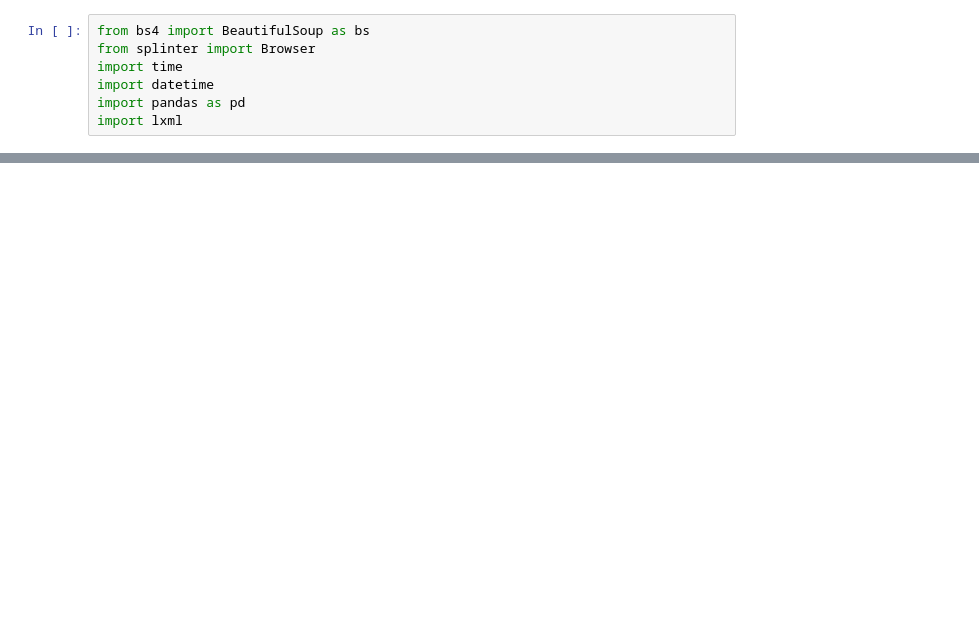
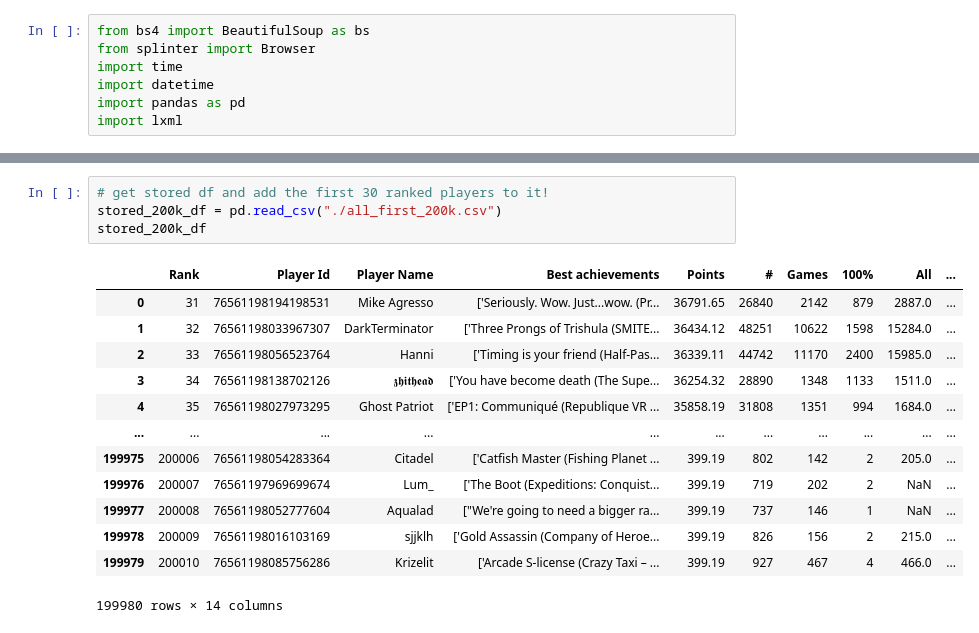
Before and after one commit to Gendo90/Achievement-Stats-Scraper, a Jupyter notebook: Leaderboard Scraper.ipynb, the cells around one changed output, grey strips where cells are left out. Cells and saved outputs as stored; diff of their text form; blank space fills up the shorter version.

Commit message:
feat: Update first 200k player list to include top 30 ranked players

```diff
--- a/Leaderboard Scraper.ipynb
+++ b/Leaderboard Scraper.ipynb
@@ -103,0 +97,18 @@ output_df.to_csv("example.csv", index=False)
+# %%
+# get stored df and add the first 30 ranked players to it!
+stored_200k_df = pd.read_csv("./all_first_200k.csv")
+stored_200k_df
+# %% [output]
+|  | Rank | Player Id | Player Name | Best achievements | Points | # | Games | 100% | All | ... |
+| 0 | 31 | 76561198194198531 | Mike Agresso | ['Seriously. Wow. Just...wow. (Pr... | 36791.65 | 26840 | 2142 | 879 | 2887.0 | ... |
+| 1 | 32 | 76561198033967307 | DarkTerminator | ['Three Prongs of Trishula (SMITE... | 36434.12 | 48251 | 10622 | 1598 | 15284.0 | ... |
+| 2 | 33 | 76561198056523764 | Hanni | ['Timing is your friend (Half-Pas... | 36339.11 | 44742 | 11170 | 2400 | 15985.0 | ... |
+| 3 | 34 | 76561198138702126 | 𝖟𝖍𝖎𝖙𝖍𝖊𝖆𝖉 | ['You have become death (The Supe... | 36254.32 | 28890 | 1348 | 1133 | 1511.0 | ... |
+| 4 | 35 | 76561198027973295 | Ghost Patriot | ['EP1: Communiqué (Republique VR ... | 35858.19 | 31808 | 1351 | 994 | 1684.0 | ... |
+| ... | ... | ... | ... | ... | ... | ... | ... | ... | ... | ... |
+| 199975 | 200006 | 76561198054283364 | Citadel | ['Catfish Master (Fishing Planet ... | 399.19 | 802 | 142 | 2 | 205.0 | ... |
+| 199976 | 200007 | 76561197969699674 | Lum_ | ['The Boot (Expeditions: Conquist... | 399.19 | 719 | 202 | 2 | NaN | ... |
+| 199977 | 200008 | 76561198052777604 | Aqualad | ["We're going to need a bigger ra... | 399.19 | 737 | 146 | 1 | NaN | ... |
+| 199978 | 200009 | 76561198016103169 | sjjklh | ['Gold Assassin (Company of Heroe... | 399.19 | 826 | 156 | 2 | 215.0 | ... |
+| 199979 | 200010 | 76561198085756286 | Krizelit | ['Arcade S-license (Crazy Taxi – ... | 399.19 | 927 | 467 | 4 | 466.0 | ... |
+199980 rows × 14 columns
```
Also changed, not shown: parts of 7 cells of this notebook, 1 other file.
